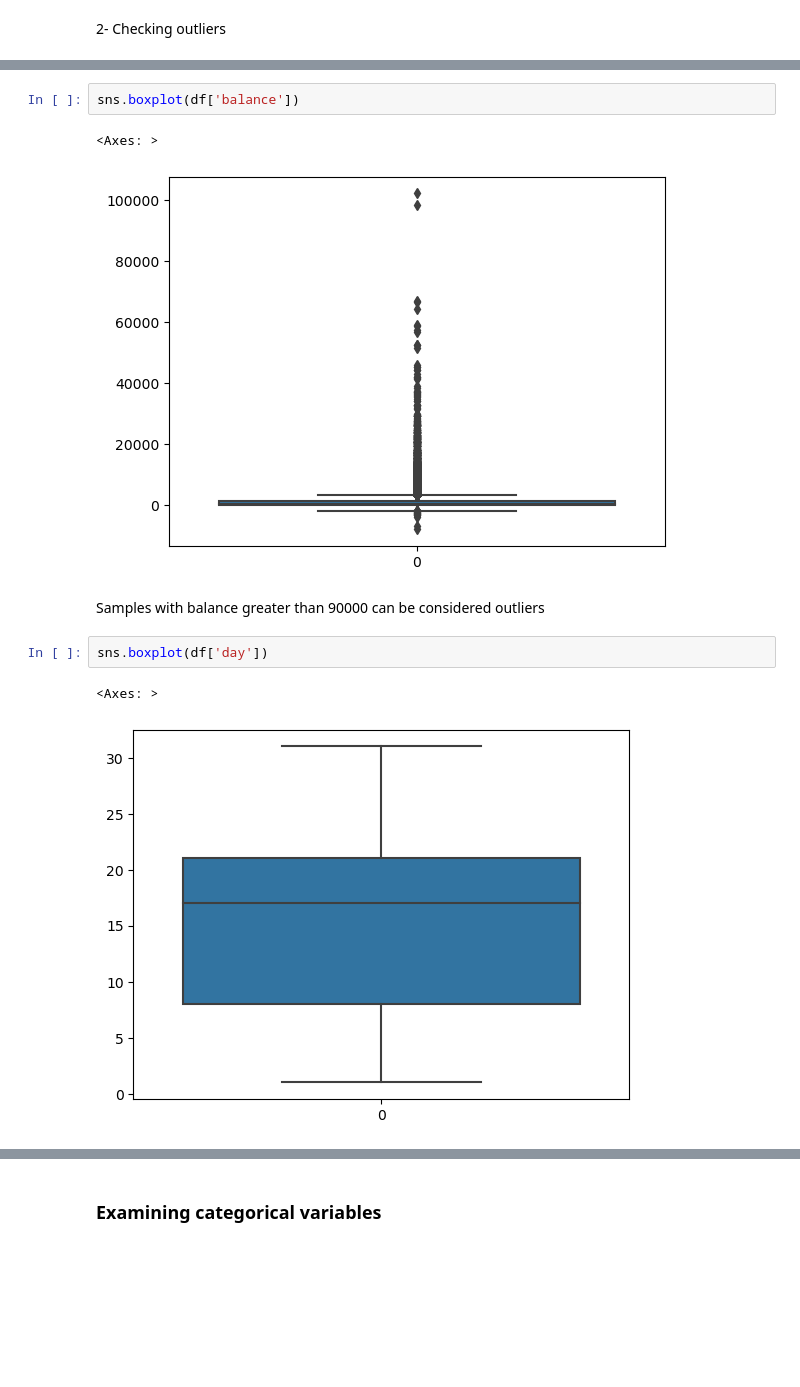
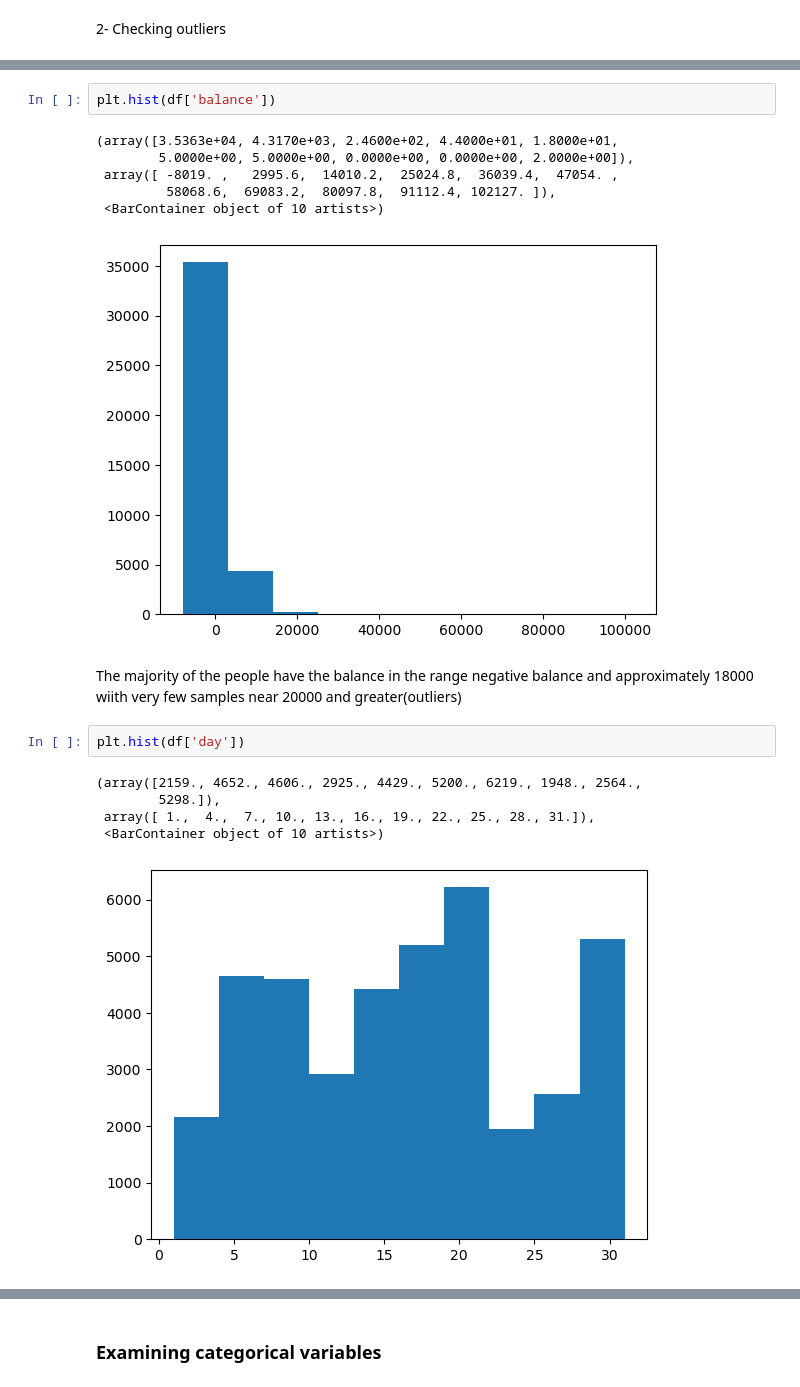
Before and after one commit to chiara89/OJGBREGVkBPNHLBf, a Jupyter notebook: term_deposit_subscription_prediction.ipynb, the cells around one changed output, grey strips where cells are left out. Drawn from its saved outputs; the diff is of its cells as text; blank space fills up the shorter version.

```diff
--- a/term_deposit_subscription_prediction.ipynb
+++ b/term_deposit_subscription_prediction.ipynb
@@ -123,13 +126,20 @@ Samples with age greater than 85 can be considered outliers
 # %%
-sns.boxplot(df['balance'])
+plt.hist(df['balance'])
 # %% [output]
-<Axes: >
+(array([3.5363e+04, 4.3170e+03, 2.4600e+02, 4.4000e+01, 1.8000e+01,
+        5.0000e+00, 5.0000e+00, 0.0000e+00, 0.0000e+00, 2.0000e+00]),
+ array([ -8019. ,   2995.6,  14010.2,  25024.8,  36039.4,  47054. ,
+         58068.6,  69083.2,  80097.8,  91112.4, 102127. ]),
+ <BarContainer object of 10 artists>)
-[figure, old version]
+[figure, new version]
 # %% [markdown]
-Samples with balance greater than 90000 can be considered outliers
+The majority of the people have the balance in the range negative balance and approximately 18000 wiith very few samples near 20000 and greater(outliers)
 # %%
-sns.boxplot(df['day'])
+plt.hist(df['day'])
 # %% [output]
-<Axes: >
+(array([2159., 4652., 4606., 2925., 4429., 5200., 6219., 1948., 2564.,
+        5298.]),
+ array([ 1.,  4.,  7., 10., 13., 16., 19., 22., 25., 28., 31.]),
+ <BarContainer object of 10 artists>)
-[figure, old version]
+[figure, new version]
 # %%
```
Also changed, not shown: parts of 13 cells of this notebook.
